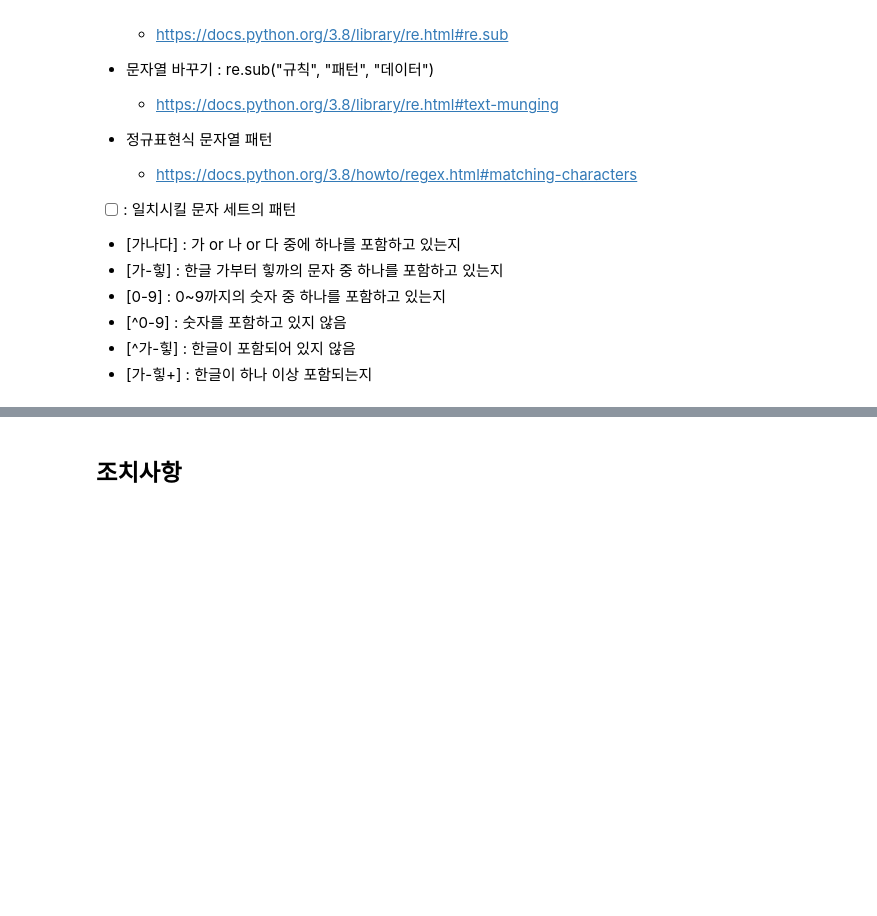
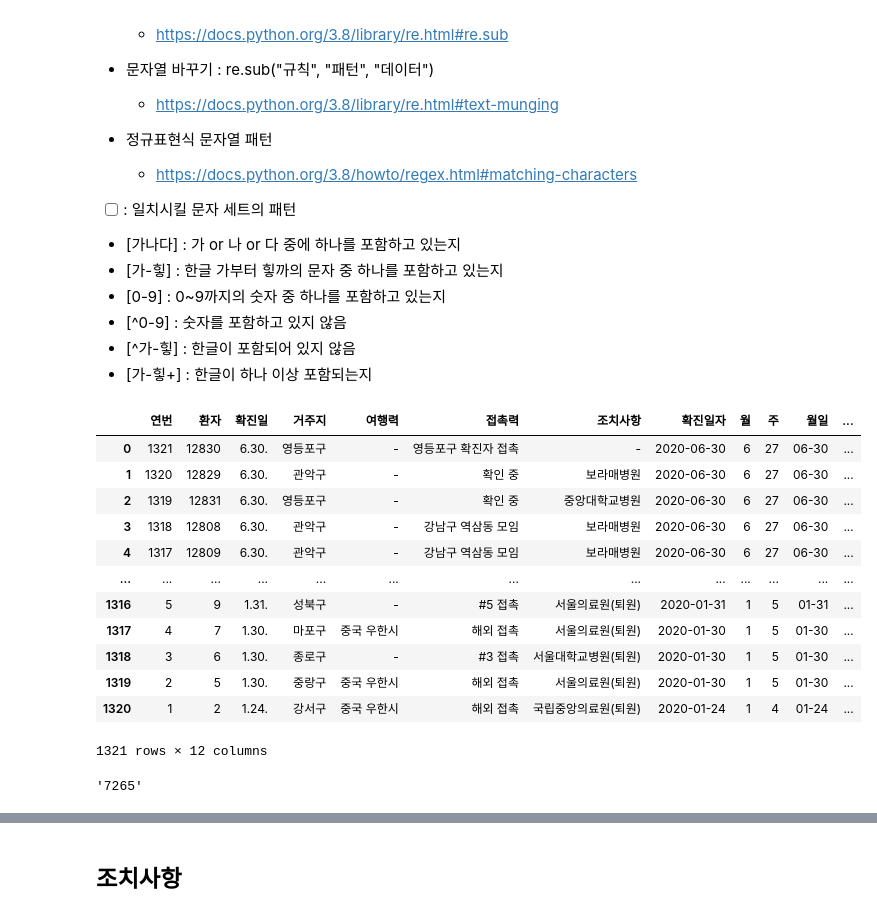
Before and after one commit to nz663633/data-analysis-viz, a Jupyter notebook: seoul-covid-19-02-eda-input.ipynb, the cells around one changed output, grey strips where cells are left out. Drawn from its saved outputs; the diff is of its cells as text; code cells hidden in the pictures; blank space fills up the shorter version.

Commit message:
feat: extract contact numbers using regex

```diff
--- a/seoul-covid-19-02-eda-input.ipynb
+++ b/seoul-covid-19-02-eda-input.ipynb
@@ -997,2 +995,28 @@ import re
+# %%
+df
+# %% [output]
+|  | 연번 | 환자 | 확진일 | 거주지 | 여행력 | 접촉력 | 조치사항 | 확진일자 | 월 | 주 | 월일 | ... |
+| 0 | 1321 | 12830 | 6.30. | 영등포구 | - | 영등포구 확진자 접촉 | - | 2020-06-30 | 6 | 27 | 06-30 | ... |
+| 1 | 1320 | 12829 | 6.30. | 관악구 | - | 확인 중 | 보라매병원 | 2020-06-30 | 6 | 27 | 06-30 | ... |
+| 2 | 1319 | 12831 | 6.30. | 영등포구 | - | 확인 중 | 중앙대학교병원 | 2020-06-30 | 6 | 27 | 06-30 | ... |
+| 3 | 1318 | 12808 | 6.30. | 관악구 | - | 강남구 역삼동 모임 | 보라매병원 | 2020-06-30 | 6 | 27 | 06-30 | ... |
+| 4 | 1317 | 12809 | 6.30. | 관악구 | - | 강남구 역삼동 모임 | 보라매병원 | 2020-06-30 | 6 | 27 | 06-30 | ... |
+| ... | ... | ... | ... | ... | ... | ... | ... | ... | ... | ... | ... | ... |
+| 1316 | 5 | 9 | 1.31. | 성북구 | - | #5 접촉 | 서울의료원(퇴원) | 2020-01-31 | 1 | 5 | 01-31 | ... |
+| 1317 | 4 | 7 | 1.30. | 마포구 | 중국 우한시 | 해외 접촉 | 서울의료원(퇴원) | 2020-01-30 | 1 | 5 | 01-30 | ... |
+| 1318 | 3 | 6 | 1.30. | 종로구 | - | #3 접촉 | 서울대학교병원(퇴원) | 2020-01-30 | 1 | 5 | 01-30 | ... |
+| 1319 | 2 | 5 | 1.30. | 중랑구 | 중국 우한시 | 해외 접촉 | 서울의료원(퇴원) | 2020-01-30 | 1 | 5 | 01-30 | ... |
+| 1320 | 1 | 2 | 1.24. | 강서구 | 중국 우한시 | 해외 접촉 | 국립중앙의료원(퇴원) | 2020-01-24 | 1 | 4 | 01-24 | ... |
+1321 rows × 12 columns
+# %%
+# 함수를 통해 숫자 외의 문자를 제거하는 get_number 함수를 만듭니다.
+
+def get_number(text):
+    # 0-9(숫자)가 아닌 문자를 공백으로 변환해서 출력
+    return re.sub("[^0-9]", "", text)
+
+get_number("#7265 접촉(추정)")
+# %% [output]
+'7265'
 # %%
 # 함수를 map을 통해 접촉번호를 구합니다.
```
Also changed, not shown: parts of 5 cells of this notebook.
